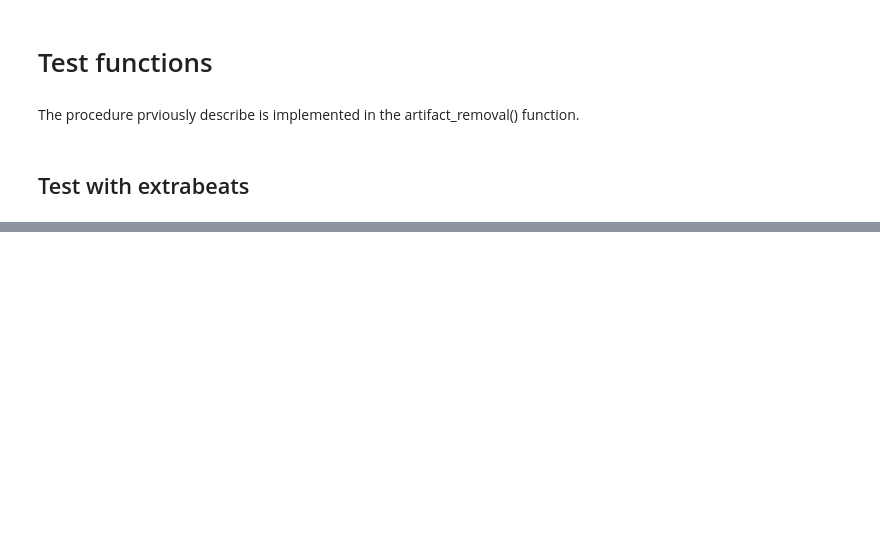
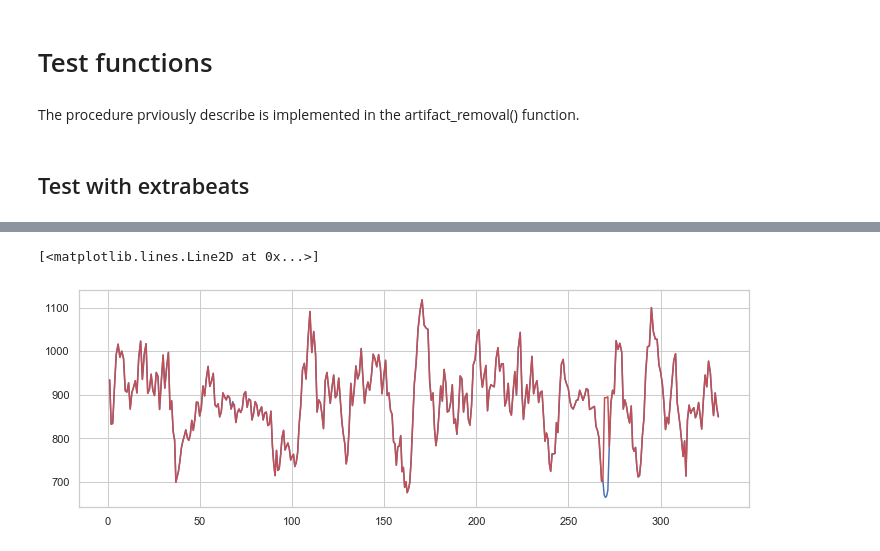
Before and after one commit to embodied-computation-group/systole, a Jupyter notebook: notebooks/ArtifactCorrection.ipynb, the cells around one changed output, grey strips where cells are left out. Saved outputs shown, nothing was run; the diff lists cells and outputs as text; code cells hidden in the pictures; blank space fills up the shorter version.

```diff
--- a/notebooks/ArtifactCorrection.ipynb
+++ b/notebooks/ArtifactCorrection.ipynb
@@ -181,0 +90,9 @@ plt.axvline(x=72.09, color='r', linestyle='--')
+# %%
+plt.figure(figsize=(12, 4))
+plt.plot(np.cumsum(np.diff(np.where(peaks)[0]))/1000,
+         np.diff(np.where(peaks)[0]))
+plt.plot(np.cumsum(np.diff(np.where(clean_peaks)[0]))/1000,
+         np.diff(np.where(clean_peaks)[0]), 'r')
+# %% [output]
+[<matplotlib.lines.Line2D at 0x...>]
+[figure, added]
```
Also changed, not shown: parts of 60 cells of this notebook, 4 other files.
